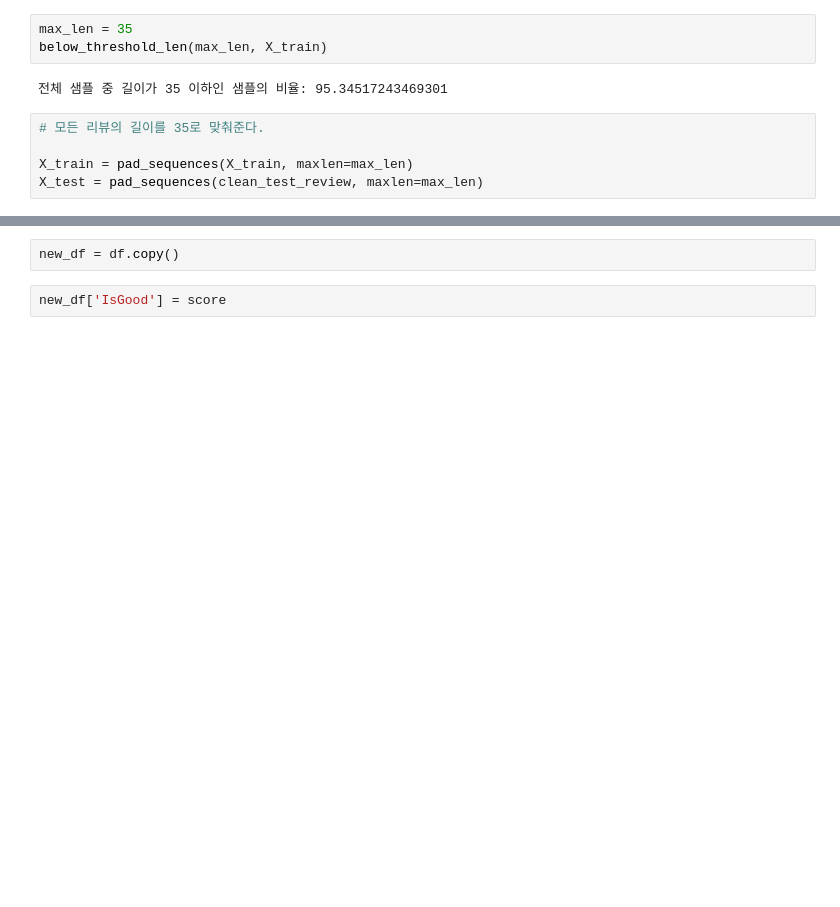
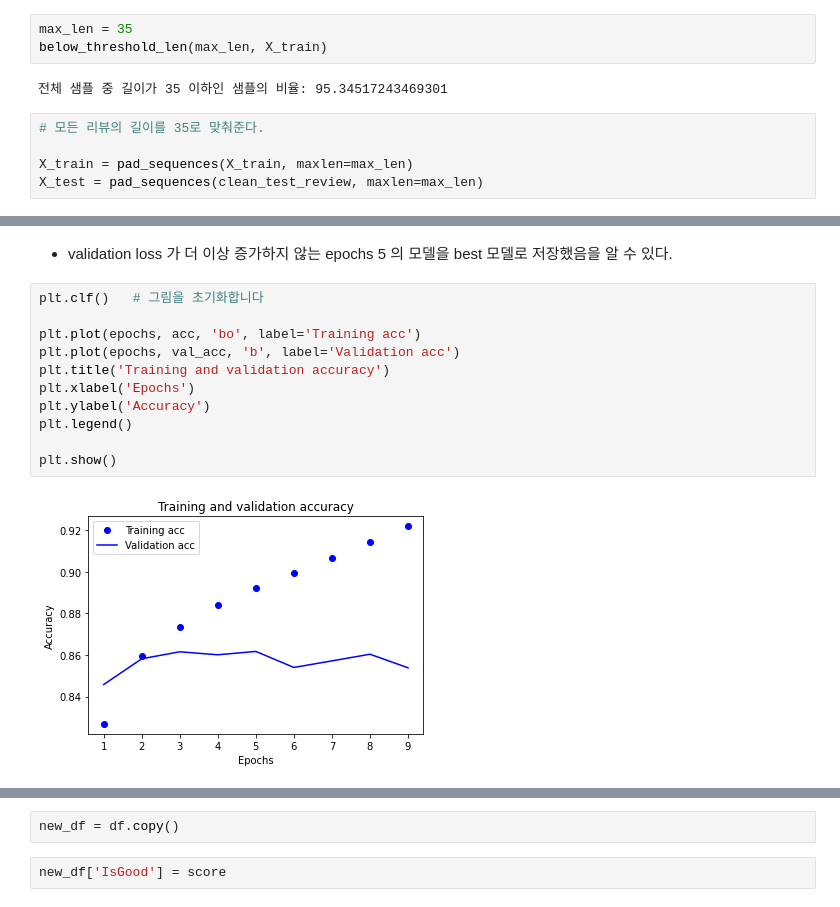
Before and after one commit to MinGyeongdo/NLP_movie_review, a Jupyter notebook: data_eda.ipynb, the cells around one changed output, grey strips where cells are left out. Saved outputs shown, nothing was run; the diff lists cells and outputs as text; blank space fills up the shorter version.

```diff
--- a/data_eda.ipynb
+++ b/data_eda.ipynb
@@ -394,0 +444,15 @@ _________________________________________________________________
+# %% [markdown]
+- validation loss 가 더 이상 증가하지 않는 epochs 5 의 모델을 best 모델로 저장했음을 알 수 있다.
+# %%
+plt.clf()   # 그림을 초기화합니다
+
+plt.plot(epochs, acc, 'bo', label='Training acc')
+plt.plot(epochs, val_acc, 'b', label='Validation acc')
+plt.title('Training and validation accuracy')
+plt.xlabel('Epochs')
+plt.ylabel('Accuracy')
+plt.legend()
+
+plt.show()
+# %% [output]
+[figure, added]
```
Also changed, not shown: parts of 35 cells of this notebook.
